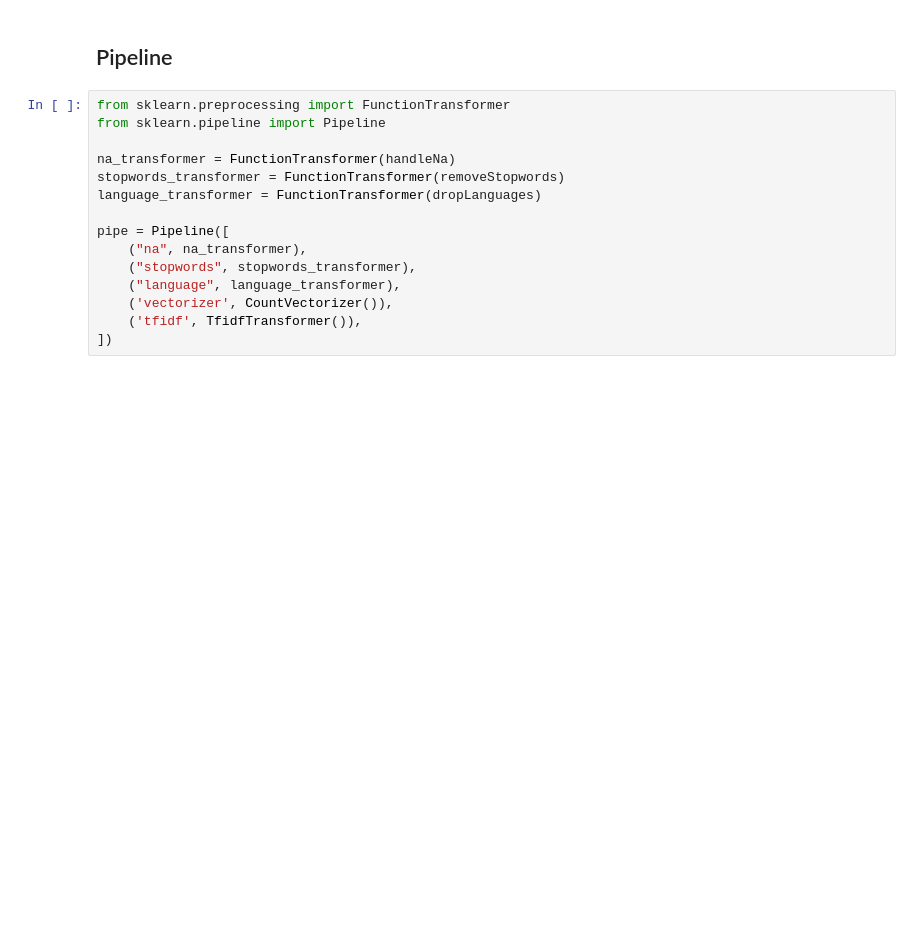
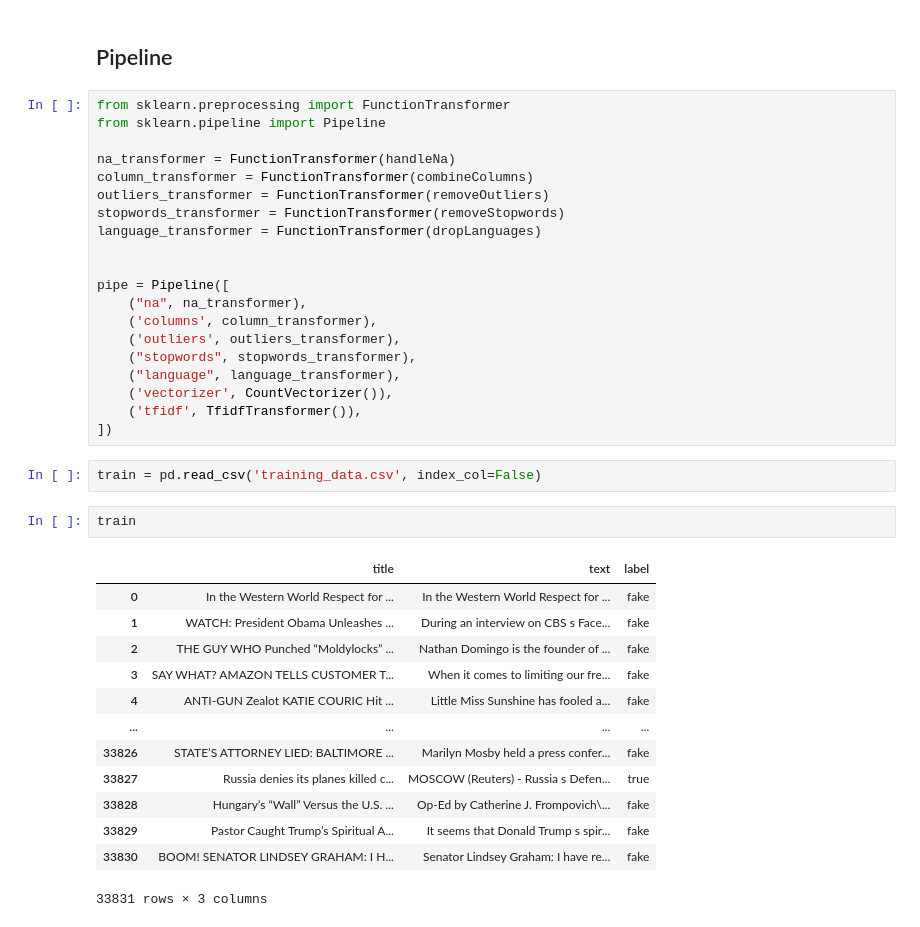
Before and after one commit to KarolinaMaczka/ItML, a Jupyter notebook: preprocessing_clean.ipynb, the cells around one changed output. Saved outputs shown, nothing was run; the diff lists cells and outputs as text; blank space fills up the shorter version.

```diff
--- a/preprocessing_clean.ipynb
+++ b/preprocessing_clean.ipynb
@@ -299,13 +389,36 @@ from sklearn.preprocessing import FunctionTransformer
 from sklearn.pipeline import Pipeline
 
 na_transformer = FunctionTransformer(handleNa)
+column_transformer = FunctionTransformer(combineColumns)
+outliers_transformer = FunctionTransformer(removeOutliers)
 stopwords_transformer = FunctionTransformer(removeStopwords)
 language_transformer = FunctionTransformer(dropLanguages)
 
+
 pipe = Pipeline([
     ("na", na_transformer),
+    ('columns', column_transformer),
+    ('outliers', outliers_transformer),
     ("stopwords", stopwords_transformer),
     ("language", language_transformer),
     ('vectorizer', CountVectorizer()),
     ('tfidf', TfidfTransformer()),
 ])
+# %%
+train = pd.read_csv('training_data.csv', index_col=False)
+# %%
+train
+# %% [output]
+|  | title | text | label |
+| 0 | In the Western World Respect for ... | In the Western World Respect for ... | fake |
+| 1 | WATCH: President Obama Unleashes ... | During an interview on CBS s Face... | fake |
+| 2 | THE GUY WHO Punched “Moldylocks” ... | Nathan Domingo is the founder of ... | fake |
+| 3 | SAY WHAT? AMAZON TELLS CUSTOMER T... | When it comes to limiting our fre... | fake |
+| 4 | ANTI-GUN Zealot KATIE COURIC Hit ... | Little Miss Sunshine has fooled a... | fake |
+| ... | ... | ... | ... |
+| 33826 | STATE’S ATTORNEY LIED: BALTIMORE ... | Marilyn Mosby held a press confer... | fake |
+| 33827 | Russia denies its planes killed c... | MOSCOW (Reuters) - Russia s Defen... | true |
+| 33828 | Hungary’s “Wall” Versus the U.S. ... | Op-Ed by Catherine J. Frompovich\... | fake |
+| 33829 | Pastor Caught Trump’s Spiritual A... | It seems that Donald Trump s spir... | fake |
+| 33830 | BOOM! SENATOR LINDSEY GRAHAM: I H... | Senator Lindsey Graham: I have re... | fake |
+33831 rows × 3 columns
```
Also changed, not shown: parts of 37 cells of this notebook.
